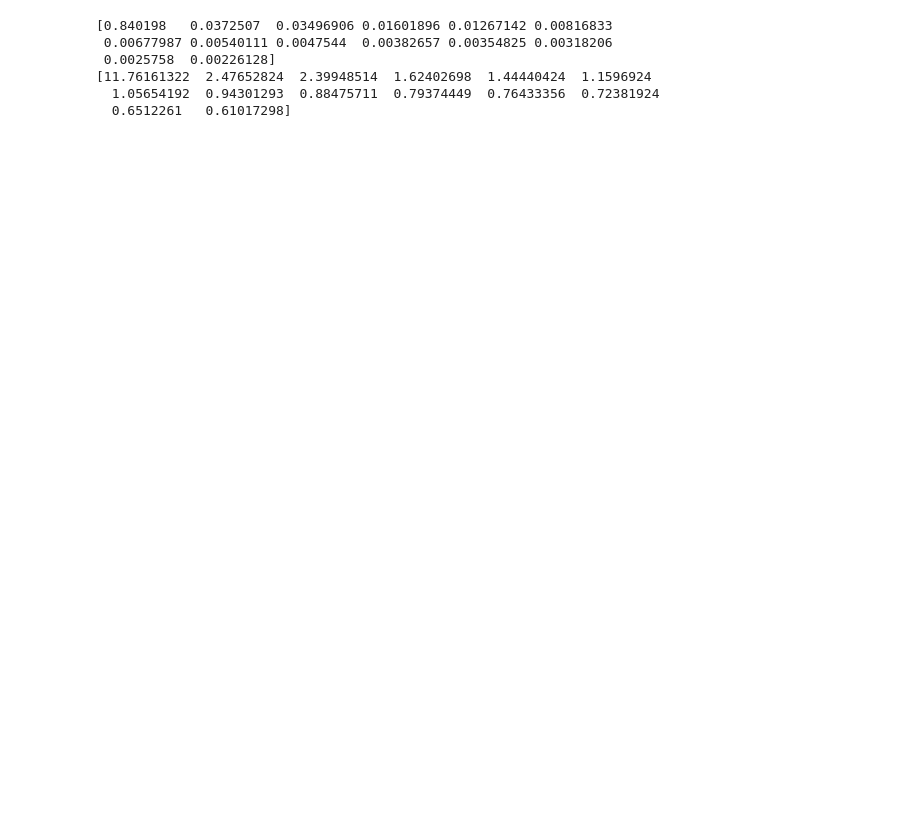
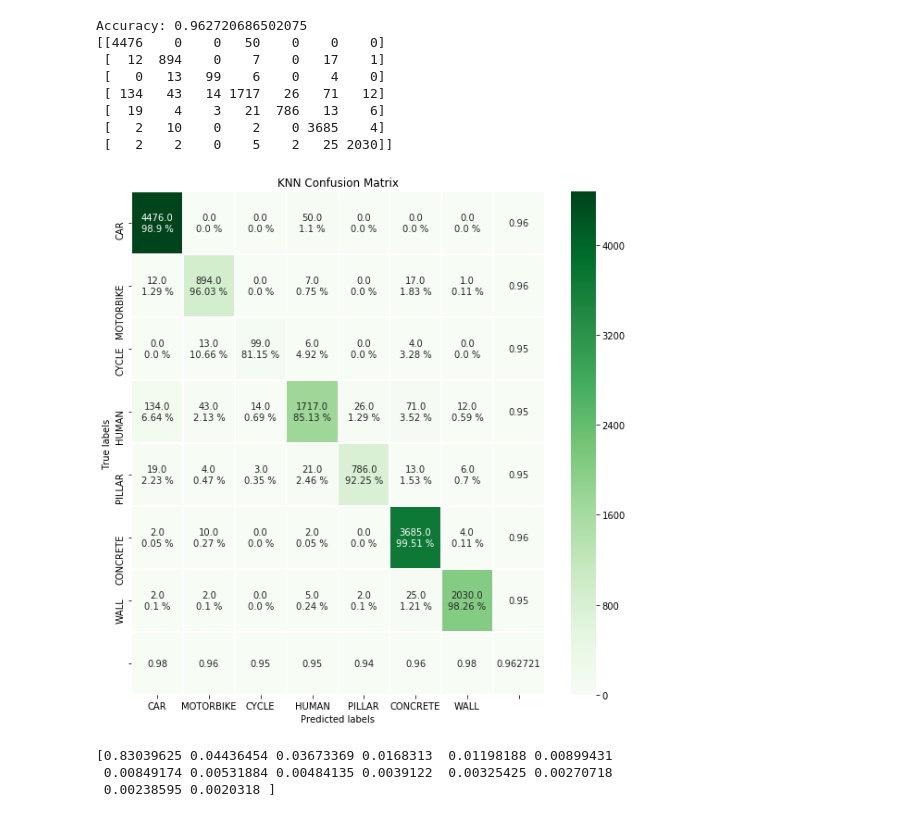
Before and after one commit to KamalByanjankar/MinimizeFeatureVectorUsingPCA, a Jupyter notebook: Minimizing_Feature_Vectors_using_PCA.ipynb, the cells around one changed output. Cells and saved outputs as stored; diff of their text form; code cells hidden in the pictures; blank space fills up the shorter version.

```diff
--- a/Minimizing_Feature_Vectors_using_PCA.ipynb
+++ b/Minimizing_Feature_Vectors_using_PCA.ipynb
@@ -156,11 +211,29 @@ plot_confusionMatrix(result, y_test)
+# %%
+from sklearn.neighbors import KNeighborsClassifier
+
+knn = KNeighborsClassifier(n_neighbors=1)
+knn.fit(normalized_X_train_after_feature_reduction,y_train)
+result = knn.predict(normalized_X_test_after_feature_reduction)
+
+# print('\nThe number of neighbors used to predict the target : ',clf.n_neighbors)
+
+title = ('KNN Confusion Matrix')
+# print(confusion_matrix(y_test, result))
+print("Accuracy:", accuracy_score(y_test, result))
+plot_confusionMatrix(y_test, result)
+# %% [output]
+Accuracy: 0.962720686502075
+[[4476    0    0   50    0    0    0]
+ [  12  894    0    7    0   17    1]
+ [   0   13   99    6    0    4    0]
+ [ 134   43   14 1717   26   71   12]
+ [  19    4    3   21  786   13    6]
+ [   2   10    0    2    0 3685    4]
+ [   2    2    0    5    2   25 2030]]
+[figure, added]
 # %%
 print(pca.explained_variance_ratio_)
-
-print(pca.singular_values_)
 # %% [output]
-[0.840198   0.0372507  0.03496906 0.01601896 0.01267142 0.00816833
- 0.00677987 0.00540111 0.0047544  0.00382657 0.00354825 0.00318206
- 0.0025758  0.00226128]
-[11.76161322  2.47652824  2.39948514  1.62402698  1.44440424  1.1596924
-  1.05654192  0.94301293  0.88475711  0.79374449  0.76433356  0.72381924
-  0.6512261   0.61017298]
+[0.83039625 0.04436454 0.03673369 0.0168313  0.01198188 0.00899431
+ 0.00849174 0.00531884 0.00484135 0.0039122  0.00325425 0.00270718
+ 0.00238595 0.0020318 ]
```
Also changed, not shown: parts of 10 cells of this notebook.
